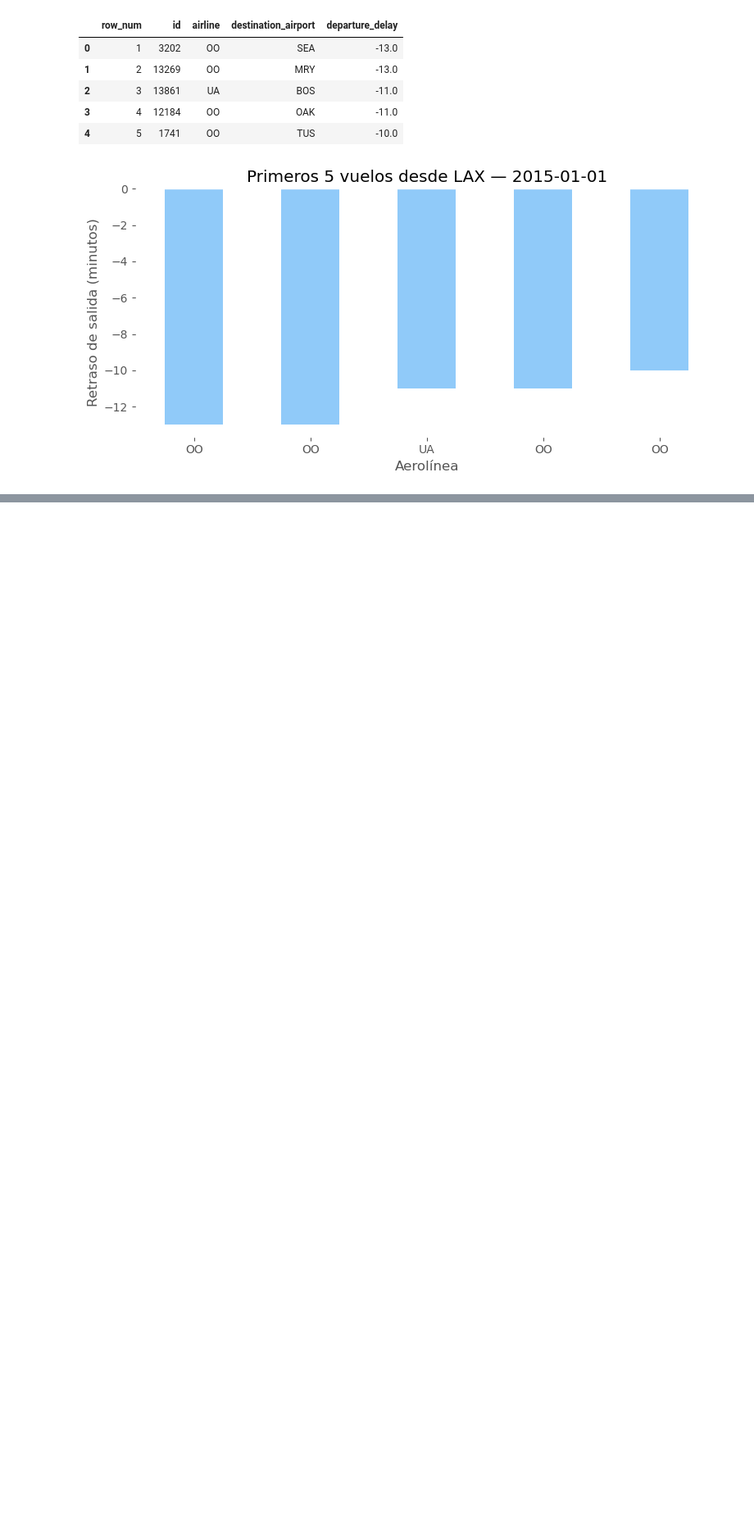
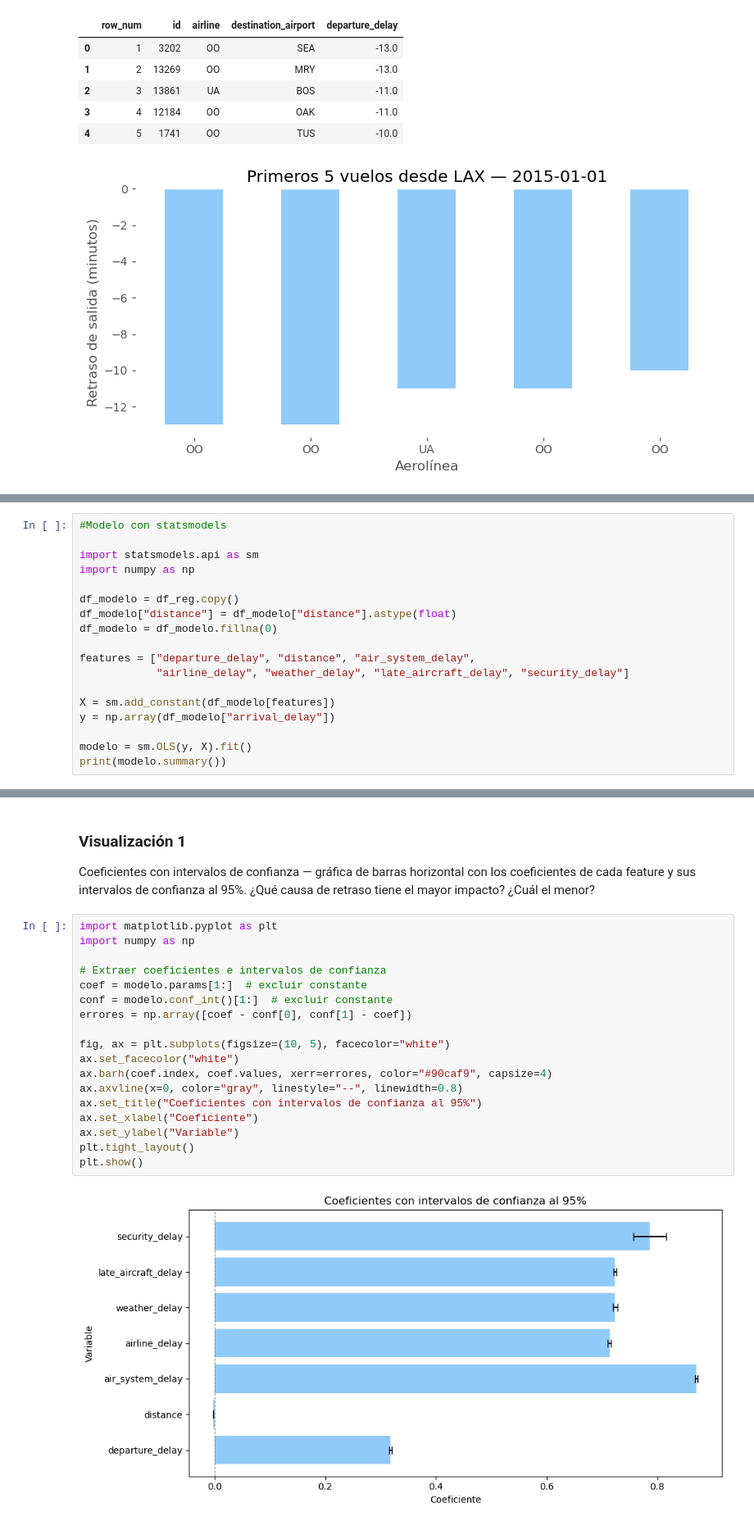
Before and after one commit to anapparedesr/flights-data-engineering-a, a Jupyter notebook: flights_analytics.ipynb, the cells around one changed output, grey strips where cells are left out. Shown at 82% size. Saved outputs shown, nothing was run; the diff lists cells and outputs as text; blank space fills up the shorter version.

```diff
--- a/flights_analytics.ipynb
+++ b/flights_analytics.ipynb
@@ -461,0 +499,18 @@ plt.show()
+# %%
+#Modelo con statsmodels
+
+import statsmodels.api as sm
+import numpy as np
+
+df_modelo = df_reg.copy()
+df_modelo["distance"] = df_modelo["distance"].astype(float)
+df_modelo = df_modelo.fillna(0)
+
+features = ["departure_delay", "distance", "air_system_delay",
+            "airline_delay", "weather_delay", "late_aircraft_delay", "security_delay"]
+
+X = sm.add_constant(df_modelo[features])
+y = np.array(df_modelo["arrival_delay"])
+
+modelo = sm.OLS(y, X).fit()
+print(modelo.summary())
@@ -461,0 +539,24 @@ plt.show()
+# %% [markdown]
+### Visualización 1
+
+Coeficientes con intervalos de confianza — gráfica de barras horizontal con los coeficientes de cada feature y sus intervalos de confianza al 95%. ¿Qué causa de retraso tiene el mayor impacto? ¿Cuál el menor?
+# %%
+import matplotlib.pyplot as plt
+import numpy as np
+
+# Extraer coeficientes e intervalos de confianza
+coef = modelo.params[1:]  # excluir constante
+conf = modelo.conf_int()[1:]  # excluir constante
+errores = np.array([coef - conf[0], conf[1] - coef])
+
+fig, ax = plt.subplots(figsize=(10, 5), facecolor="white")
+ax.set_facecolor("white")
+ax.barh(coef.index, coef.values, xerr=errores, color="#90caf9", capsize=4)
+ax.axvline(x=0, color="gray", linestyle="--", linewidth=0.8)
+ax.set_title("Coeficientes con intervalos de confianza al 95%")
+ax.set_xlabel("Coeficiente")
+ax.set_ylabel("Variable")
+plt.tight_layout()
+plt.show()
+# %% [output]
+[figure, added]
```
Also changed, not shown: parts of 37 cells of this notebook.
